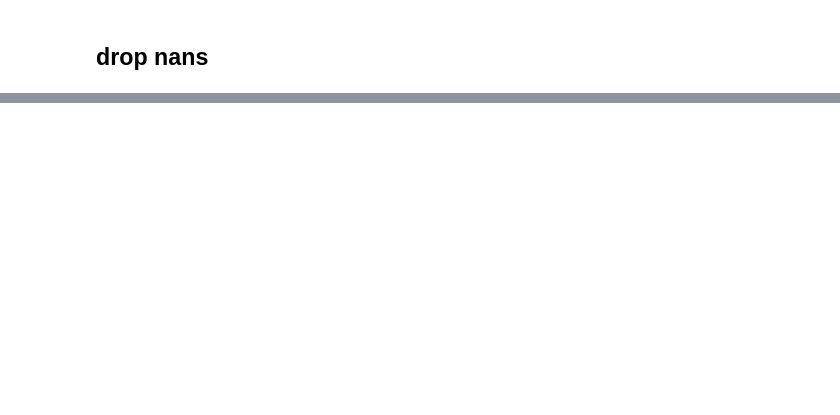
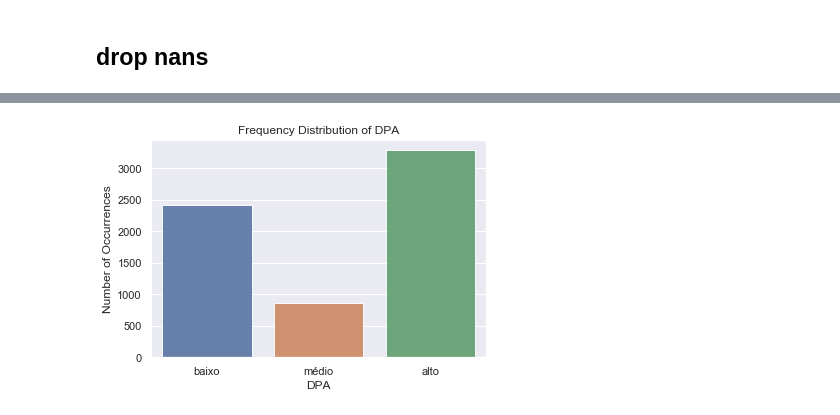
Before and after one commit to ta-data-lis/final-project, a Jupyter notebook: your-project/FINAL_EXPLORE AND CLEAN.ipynb, the cells around one changed output, grey strips where cells are left out. Cells and saved outputs as stored; diff of their text form; code cells hidden in the pictures; blank space fills up the shorter version.

```diff
--- a/your-project/FINAL_EXPLORE AND CLEAN.ipynb
+++ b/your-project/FINAL_EXPLORE AND CLEAN.ipynb
@@ -314,0 +564,10 @@ mvp.to_csv('verificar.csv',index=False)
+# %%
+dpa_count = df['Barragem_Dano_Potencial_Associado'].value_counts()
+sns.set(style="darkgrid")
+sns.barplot(dpa_count.index, dpa_count.values, alpha=0.9)
+plt.title('Frequency Distribution of DPA')
+plt.ylabel('Number of Occurrences', fontsize=12)
+plt.xlabel('DPA', fontsize=12)
+plt.show()
+# %% [output]
+[figure, added]
```
Also changed, not shown: parts of 72 cells of this notebook, 2 other files.
